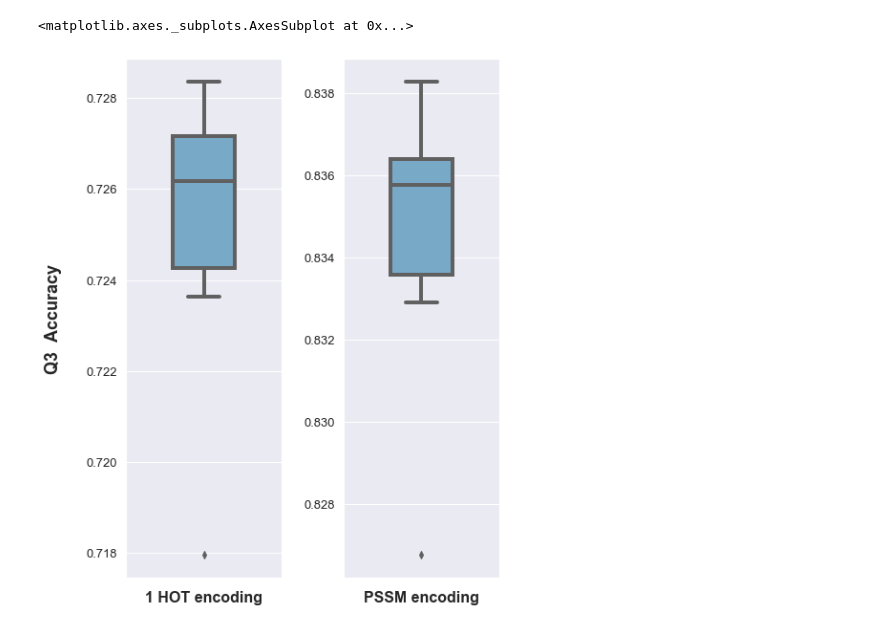
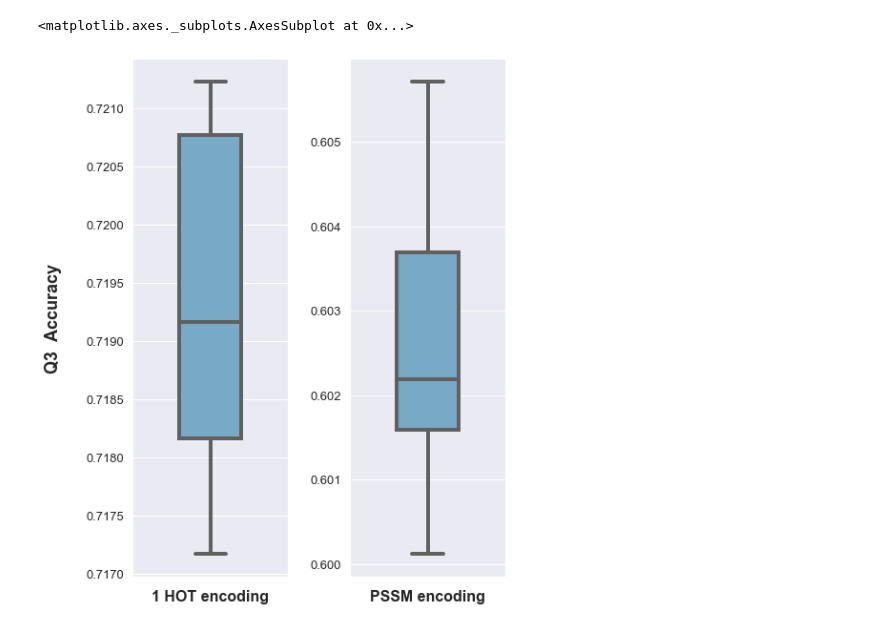
Before and after one commit to Ieremie/Protein-Secondary-Structure-Prediction, a Jupyter notebook: kfold/boxPlots.ipynb, the cells around one changed output. Drawn from its saved outputs; the diff is of its cells as text; code cells hidden in the pictures.

Commit message:
small graphs changes

```diff
--- a/kfold/boxPlots.ipynb
+++ b/kfold/boxPlots.ipynb
@@ -51,37 +72,38 @@ sns.boxplot(y = pssmQ8, orient="v",linewidth=4,palette="Blues", width=0.4, ax =
 # %%
 import seaborn as sns
 
 
-oneHotQ3 = []
-pssmQ3 = []
+hot = []
+pssm = []
+
 for i in range(1,11):
-    m1s = pickle.load( open( "kfold-1hotQ3/model_scores_kfold" + str(i), "rb" ) )
-    oneHotQ3.append(m1s[1])
-    m2s = pickle.load( open( "kfold-pssmQ3/model_scores_kfold" + str(i), "rb" ) )
-    pssmQ3.append(m2s[1])
 
+    m1s = pickle.load( open( "kfold-1hotQ8/model_scores_kfold" + str(i), "rb" ) )
+    hot.append(m1s[1])
+    m2s = pickle.load( open( "kfold-pssmQ8/model_scores_kfold" + str(i), "rb" ) )
+    pssm.append(m2s[1])
 
 fig = plt.figure()
 fig.set_size_inches(7,10)
-#ax = plt.gca()
-
 gs = gridspec.GridSpec(1, 2, wspace=0.4, width_ratios=[1,1])
-
 ax0 = fig.add_subplot(gs[0])
 ax1 = fig.add_subplot(gs[1])
-
 
 ax0.tick_params(labelsize=13)
 ax1.tick_params(labelsize=13)
 
 ax0.set_ylabel("Q3  Accuracy", fontsize=18, labelpad=25, weight='bold')
 ax0.set_xlabel("1 HOT encoding",  fontsize=16, weight='bold')
 
 ax1.set_xlabel("PSSM encoding",  fontsize=16, weight='bold')
 
+
+
 sns.set(style="darkgrid")
-sns.boxplot(y = oneHotQ3, orient="v",linewidth=4,palette="Blues", width=0.4, ax = ax0)
-sns.boxplot(y = pssmQ3, orient="v",linewidth=4,palette="Blues", width=0.4, ax = ax1)
+sns.boxplot(y = hot, orient="v",linewidth=4,palette="Blues", width=0.4, ax = ax0)
+sns.boxplot(y = pssm, orient="v",linewidth=4,palette="Blues", width=0.4, ax = ax1)
+
+#ax0.plot(0.01, np.average(testP) ,marker='v', color='r', ls='-',markersize=10)
 # %% [output]
 <matplotlib.axes._subplots.AxesSubplot at 0x...>
-[figure, old version]
+[figure, new version]
```
Also changed, not shown: parts of 6 cells of this notebook, 2 other files.
